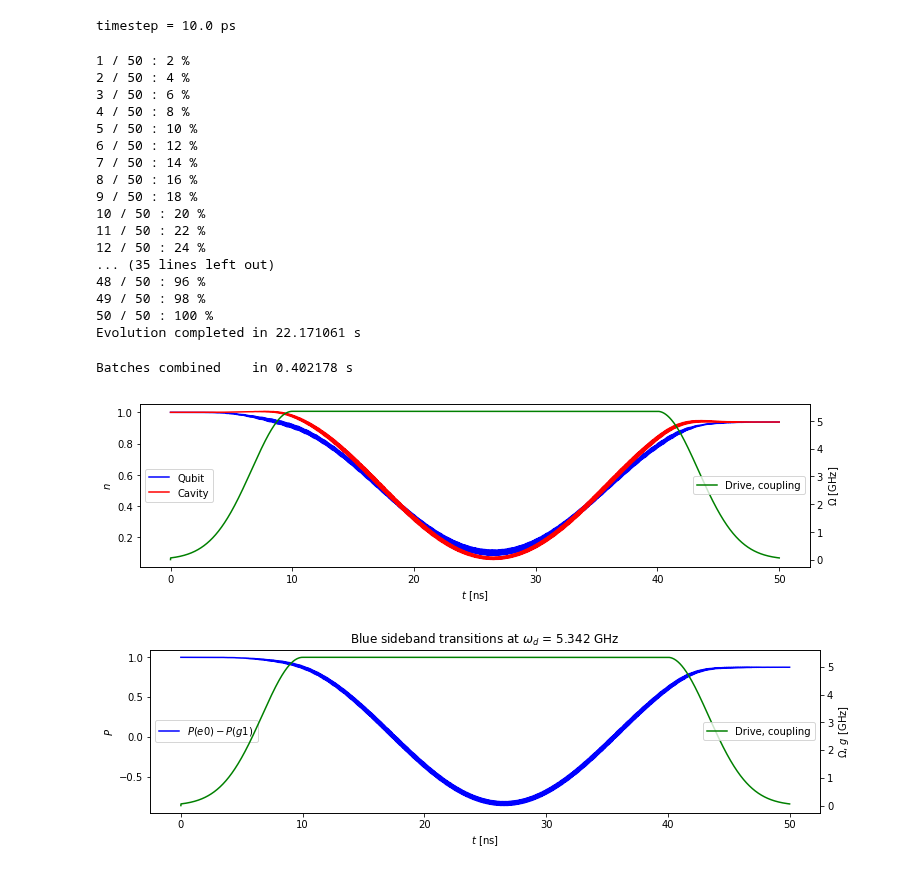
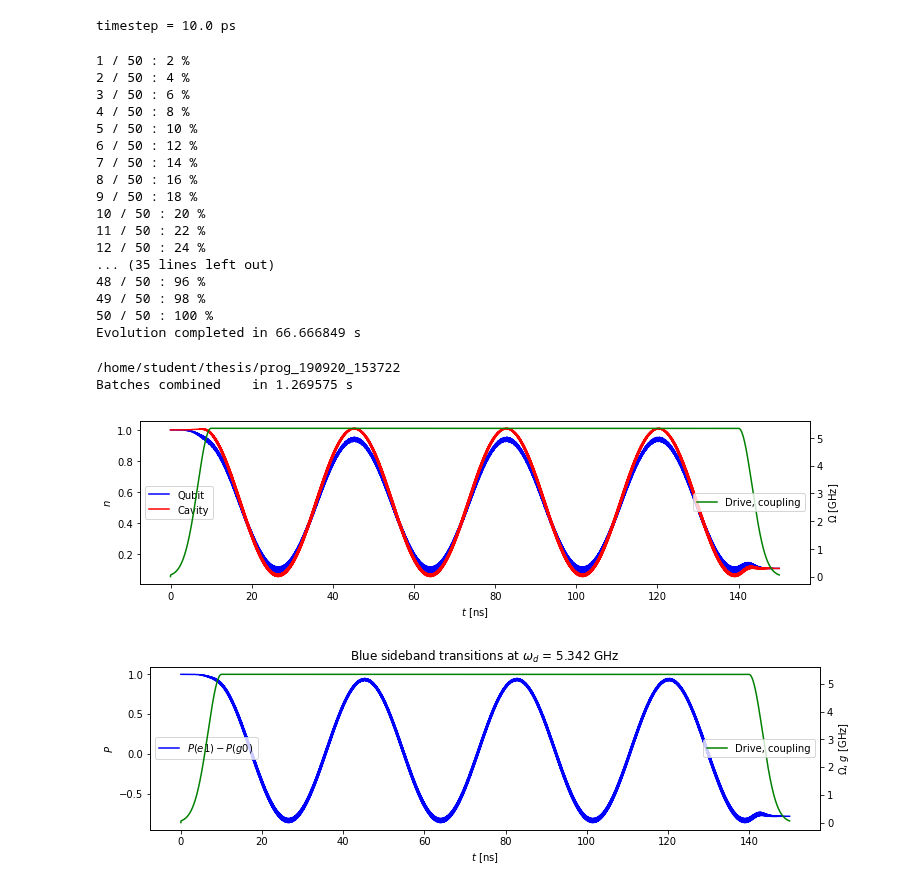
Before and after one commit to wouterkesselsap/thesis, a Jupyter notebook: 2p_sideband.ipynb, the cells around one changed output. Drawn from its saved outputs; the diff is of its cells as text; code cells hidden in the pictures.

```diff
--- a/2p_sideband.ipynb
+++ b/2p_sideband.ipynb
@@ -76,7 +76,7 @@ wq_mod = wq + Omega**2/(2*(wq-wd)) + Omega**2/(2*(wq+wd))
 # %%
 t0 = 0         # start of simulation
 t1 = t0 + 0   # start of drive
-t2 = t1 + 50  # end of drive
+t2 = t1 + 150  # end of drive
 t3 = t2 + 0   # end of simulation
 tg = 10        # length of gaussian rise and fall
 
@@ -123,7 +124,7 @@ Np_per_batch = Np/50  # number of time points per batch
 # %%
 """ CALCULATE! """
 
-ID, IDstr, folder = calculate(H, psi0, e_ops, H_args, options, Nc, Np, Np_per_batch, verbose=True)
+progfolder = calculate(H, psi0, e_ops, H_args, options, Nc, Np, Np_per_batch, verbose=True)
 # %% [output]
 1 / 50 : 2 %
 2 / 50 : 4 %
@@ -141,24 +142,44 @@ ID, IDstr, folder = calculate(H, psi0, e_ops, H_args, options, Nc, Np, Np_per_ba
 48 / 50 : 96 %
 49 / 50 : 98 %
 50 / 50 : 100 %
-Evolution completed in 22.171061 s
+Evolution completed in 66.666849 s
 # %%
 """ SAVE """
 
-srcfolder = "/home/student/thesis/prog_190919_172057"
-selection = All # (0, t3)
-reduction = 5
+srcfolder = progfolder #"/home/student/thesis/blue"
 quants = ['times', 'expect', 'e0', 'g1', 'e1', 'g0']
 
 start_comb = datetime.now()
-combine_batches(srcfolder, selection, reduction,
-                quants=quants, return_data=False)
+print(srcfolder)
+ID = getID(srcfolder)
+combine_batches(srcfolder, quants=quants, return_data=False)
 end_comb = datetime.now()
 print("Batches combined    in {} s".format((end_comb - start_comb).total_seconds()))
 
 times, states, expect, e0, g1, e1, g0 = load_data(quants, srcfolder)
 # %% [output]
-Batches combined    in 0.402178 s
+/home/student/thesis/prog_190920_153722
+Batches combined    in 1.269575 s
+# %%
+""" SIDEBAND COUPLING """
+
+if 'eo' in quants:
+    e0_macro, e0_macro_times = remove_micromotion(e0, times, method='artificial')
+if 'go' in quants:
+    g0_macro, g0_macro_times = remove_micromotion(g0, times, method='artificial')
+if 'e1' in quants:
+    e1_macro, e1_macro_times = remove_micromotion(e1, times, method='artificial')
+if 'g1' in quants:
+    g1_macro, g1_macro_times = remove_micromotion(g1, times, method='artificial')
+if ('e1' in quants and 'g0' in quants):
+    e1g0_macro, e1g0_macro_times = remove_micromotion(e1-g0, times, method='artificial')
+if ('e0' in quants and 'g1' in quants):
+    e0g1_macro, e0g1_macro_times = remove_micromotion(e0-g1, times, method='artificial')
+
+if sb == 'red':
+    wsb = sideband_freq(e0g1_macro, e0g1_macro_times)
+elif sb == 'blue':
+    wsb = sideband_freq(e1g0_macro, e1g0_macro_times)
 # %%
 """ EXPECTATION VALUES """
 
@@ -179,9 +200,9 @@ ax2.set_ylabel('$\Omega$ [GHz]')
 ax2.tick_params(axis='y')
 ax2.legend(loc='center right')
 
-plt.savefig("/home/student/thesis/test.png")
+plt.show()
 # %% [output]
-[figure, old version]
+[figure, new version]
 # %%
 """COMBINED PROBABILITIES"""
 
@@ -192,37 +213,37 @@ ax1.set_xlabel("$t$ [ns]")
 ax1.set_ylabel("$P$")
 ax1.tick_params(axis='y')
 ax1.legend(loc='center left')
 
 # ax1.set_xlim([27, 27.02])
 
 drive_coupling = wd/(2*pi)*drive_nonosc(times, H_args)
 ax2 = ax1.twinx()
 ax2.plot(times, drive_coupling, color='g', label='Drive, coupling')
 ax2.set_ylabel('$\Omega$, $g$ [GHz]')
 ax2.tick_params(axis='y')
 ax2.legend(loc='center right')
 
 fig = plt.gcf()
 if sb == 'red':
     plt.title("Red sideband transitions at $\\omega_d$ = {} GHz".format(round(wd/2/pi, 3)))
 elif sb == 'blue':
     plt.title("Blue sideband transitions at $\\omega_d$ = {} GHz".format(round(wd/2/pi, 3)))
 plt.show()
 
 button = widgets.Button(description='Save figure')
 out = widgets.Output()
 def clicked(b):
     button.description = 'Figure saved!'
     with out:
-        fig.savefig("/home/student/thesis/figs/" +
-                    "fig_{}_{}_Nq{}_Om{}_wd{}_wq{}_wc{}_g{}.png".format(IDstr, sb, Nq,
+        fig.savefig(srcfolder + "/" +
+                    "fig_{}_{}_Nq{}_Om{}_wd{}_wq{}_wc{}_g{}_wsb{}.png".format(ID, sb, Nq,
                         round(Omega/2/pi, 2), round(wd/2/pi, 3), round(wq/2/pi, 2),
-                        round(wc/2/pi, 2), round(g/2/pi, 2)),
+                        round(wc/2/pi, 2), round(g/2/pi, 2), round(wsb/2/pi, 4)),
                      bbox_inches='tight')
 button.on_click(clicked)
 widgets.VBox([button, out])
 # %% [output]
-[figure, old version]
+[figure, new version]
 [interactive output not drawn]
 # %%
 """SCANNING"""
```
Also changed, not shown: parts of 4 cells of this notebook, 1 other file.
